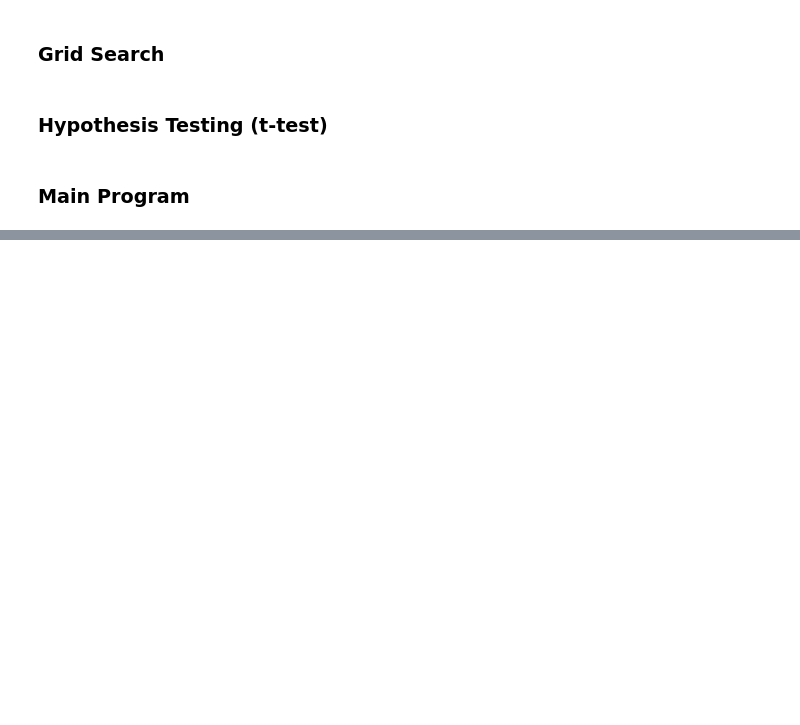
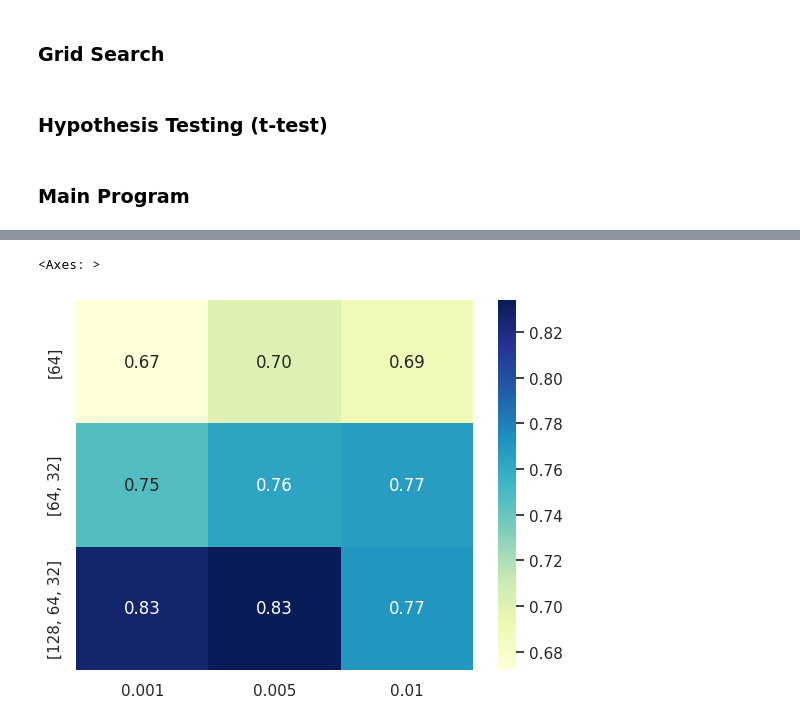
Before and after one commit to JsteReubsSoftware/COS711-Assignment-2, a Jupyter notebook: V2_u21457060_cos711_a2.ipynb, the cells around one changed output, grey strips where cells are left out. Saved outputs shown, nothing was run; the diff lists cells and outputs as text; code cells hidden in the pictures; blank space fills up the shorter version.

```diff
--- a/V2_u21457060_cos711_a2.ipynb
+++ b/V2_u21457060_cos711_a2.ipynb
@@ -702,8 +882,8 @@ def perform_t_test(lr_accs, bs_accs, alpha=0.05):
 # %%
 import random
 # set seed values for replication
-seed_value = 42
-random.seed(seed_value)
+seed_value = 99
+np.random.seed(seed_value)
 # Set seed for PyTorch CPU
 torch.manual_seed(seed_value)
 # Set seed for PyTorch GPU (if available)
@@ -716,22 +896,31 @@ X_train = encoded_data.drop(['Type'], axis=1).values
 y_train = encoded_data['Type'].values
 
 # parameters to optimize
-learning_rates = [0.001, 0.005, 0.01]
-hidden_layers_list = [[64], [64, 32], [128, 64, 32]]
+learning_rates = [0.001, 0.005, 0.01, 0.015]
+hidden_layers_list = [[256, 128, 64, 32]]
 
 # define model
 input_size = X_train.shape[1]
-hidden_size = 100
 output_size = 3
 
 # run grid search
-best_score, best_params, run_accs, run_stds = grid_search(seed_value, input_size, hidden_layers_list, output_size, X_train, y_train, learning_rates, 'SGD')
+best_params, grid_combinations = grid_search(seed_value, input_size, hidden_layers_list, output_size, X_train, y_train, learning_rates, 'RProp')
 
 # print results
-print(f"Best Score: {best_score}")
 print(f"Best Parameters: {best_params}")
 
+# save to a file
+with open(f'SGD_best_params.txt', 'w') as f:
+    f.write(str(best_params))
+
+# plot results
+# training_performance = best_params['Training Fold Accuracies']
+# validation_performance = best_params['Validation Fold Accuracies']
+# plot_performance(training_performance, title='Training Accuracy Over Epochs', xlabel='Epoch', ylabel='Accuracy')
+# plot_performance(validation_performance, title='Validation Accuracy Over Epochs', xlabel='Epoch', ylabel='Accuracy')
+# plot_heatmap('Grid Search Results', grid_combinations, 'Learning Rate', 'Hidden Layers', 'Accuracy')
+
 # perform ttest
-perform_t_test(run_accs, run_stds)
+# perform_t_test(run_accs, run_stds)
 # %% [output]
 ====================================================================================================
@@ -754,0 +944,7 @@ AttributeError: 'ReLU' object has no attribute 'weight'
+# %%
+import seaborn as sns
+
+sns.heatmap(run_stds, xticklabels=learning_rates, yticklabels=hidden_layers_list, annot=True, fmt=".2f", cmap="YlGnBu", cbar=True)
+# %% [output]
+<Axes: >
+[figure, added]
```
Also changed, not shown: parts of 5 cells of this notebook.
